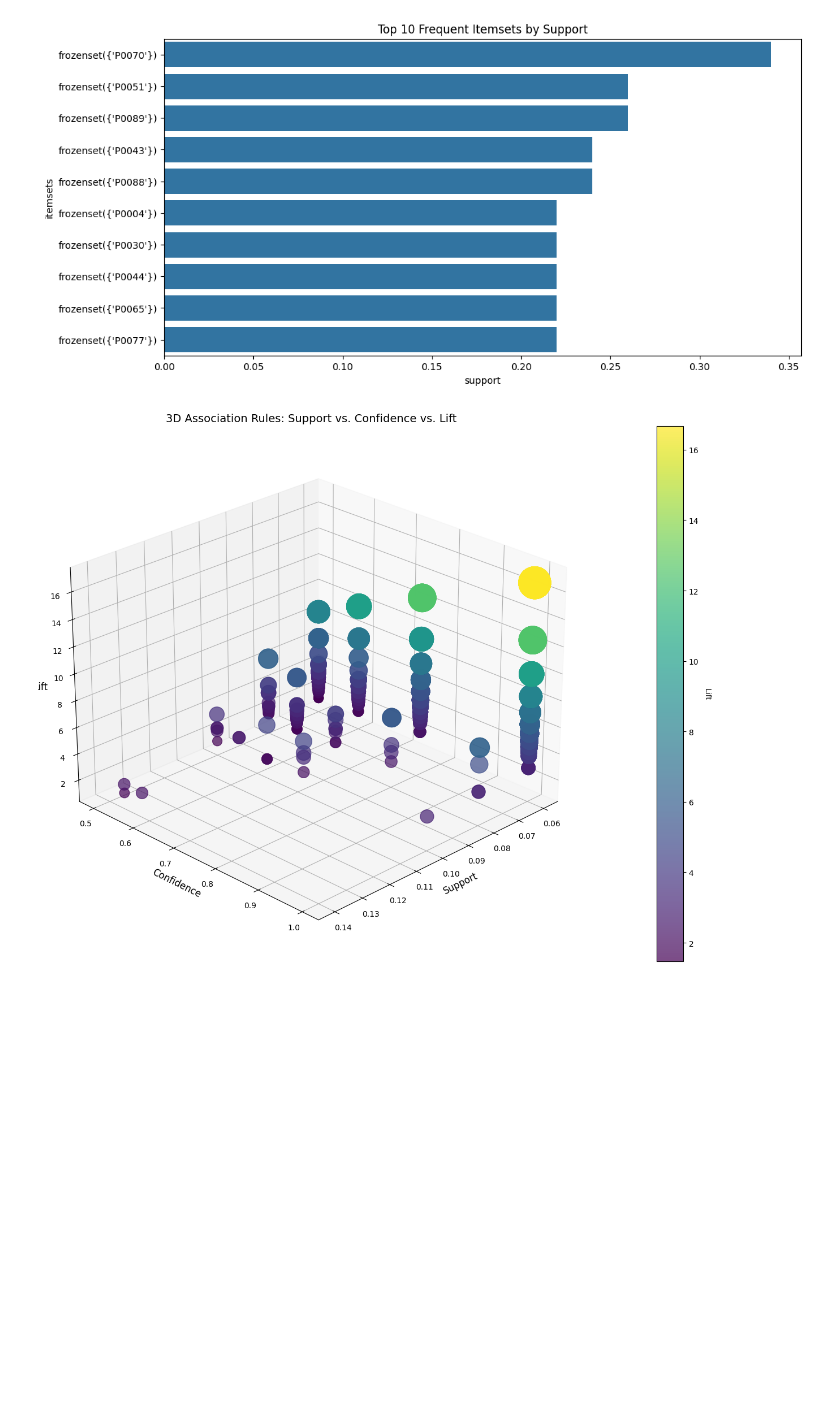
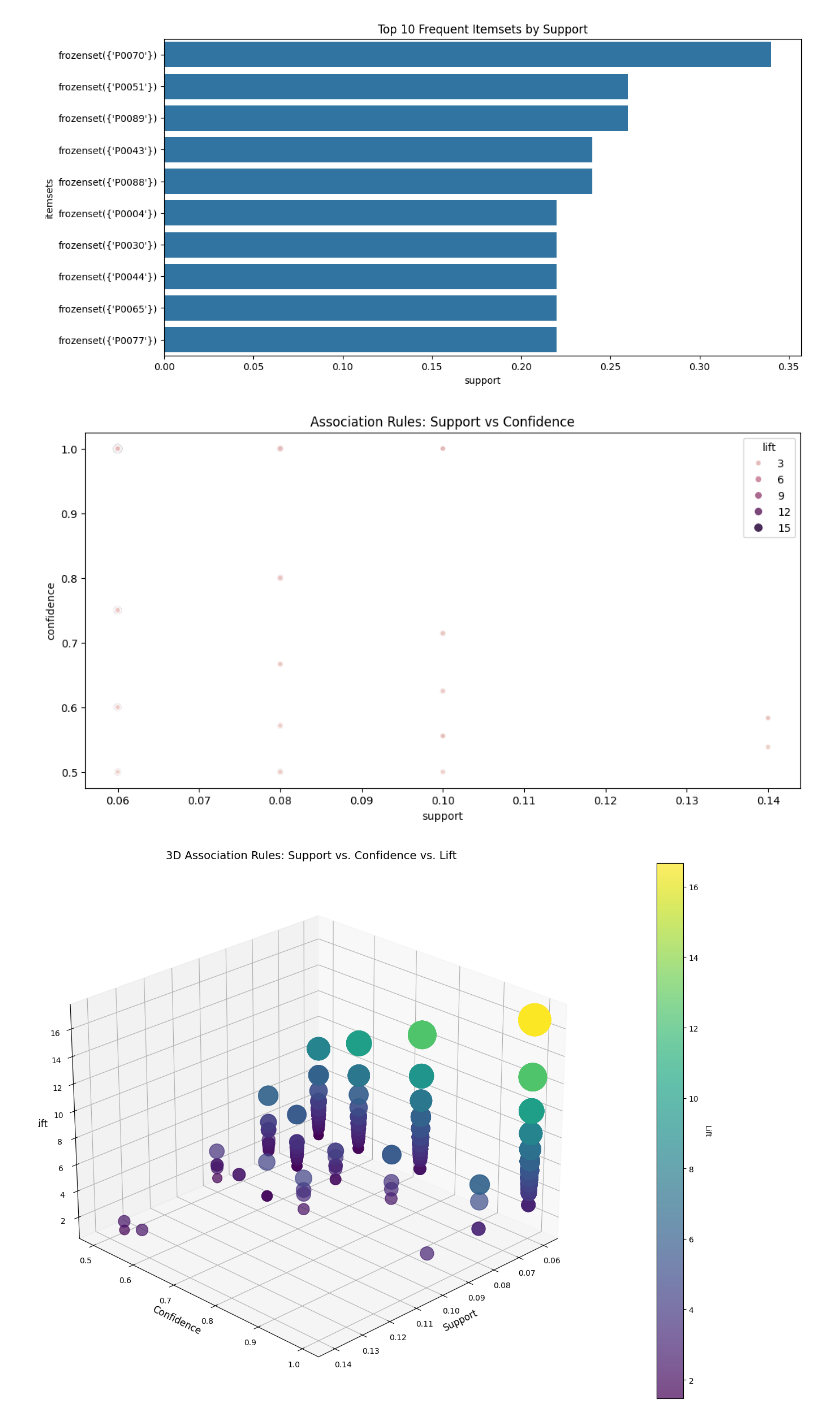
Before and after one commit to Faree09/SOEN471_A2, a Jupyter notebook: smartcart_starter_detailed.ipynb, the cells around one changed output. Saved outputs shown, nothing was run; the diff lists cells and outputs as text; code cells hidden in the pictures; blank space fills up the shorter version.

```diff
--- a/smartcart_starter_detailed.ipynb
+++ b/smartcart_starter_detailed.ipynb
@@ -431,3 +421,12 @@ plt.show()
+# %%
+plt.figure(figsize=(12, 6))
+sns.scatterplot(data=strong_rules, x='support', y='confidence', size='lift', hue='lift')
+plt.title('Association Rules: Support vs Confidence')
+plt.show()
+# #x-axis: How frequently the entire rule (antecedents + consequents) appears in transactions
+# #y-axis: when antecedent is bought, consequent is also bought X% of the time.
+# %% [output]
+[figure, added]
 # %%
 from mpl_toolkits.mplot3d import Axes3D
 
```
Also changed, not shown: parts of 11 cells of this notebook.
